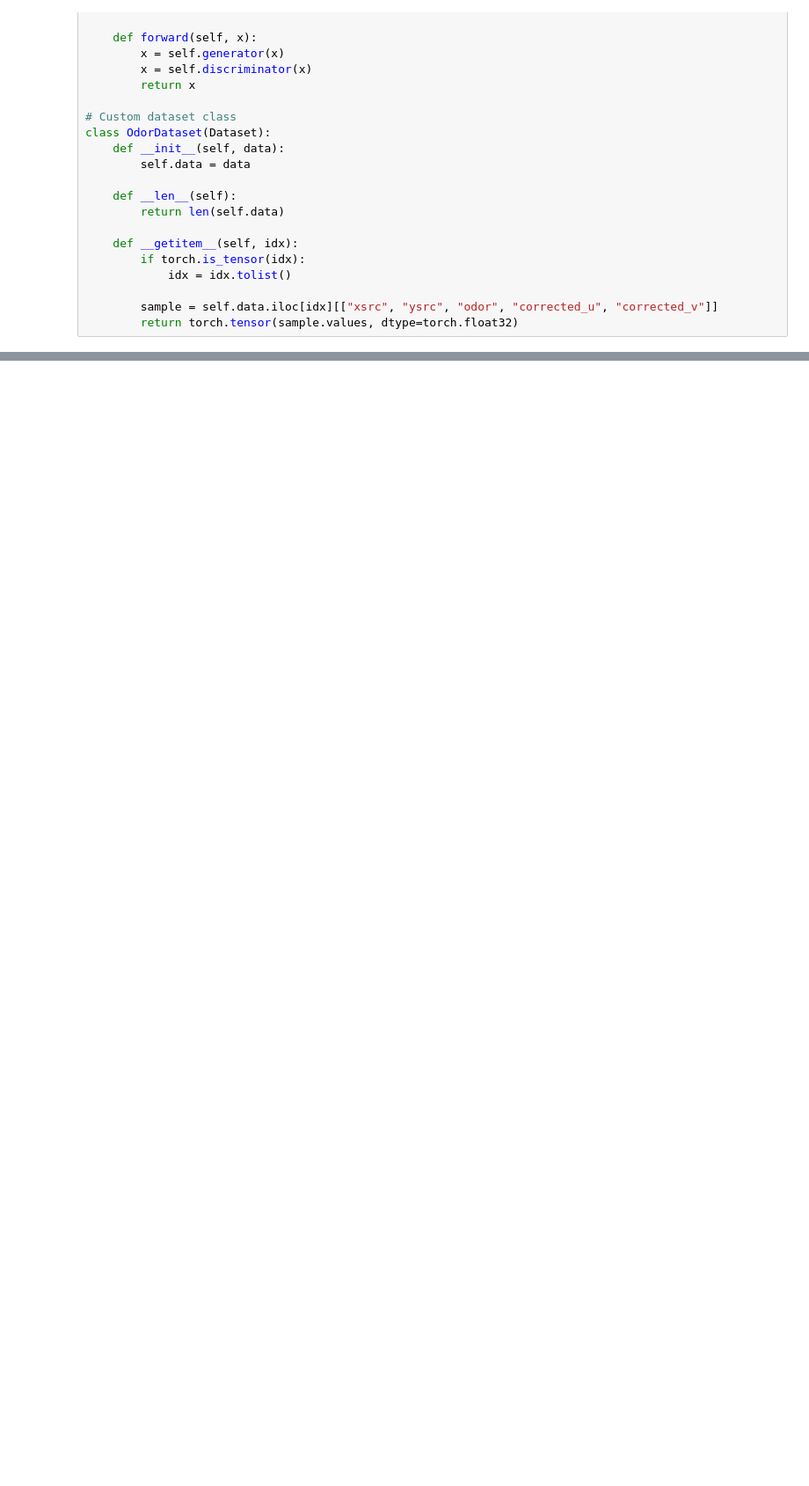
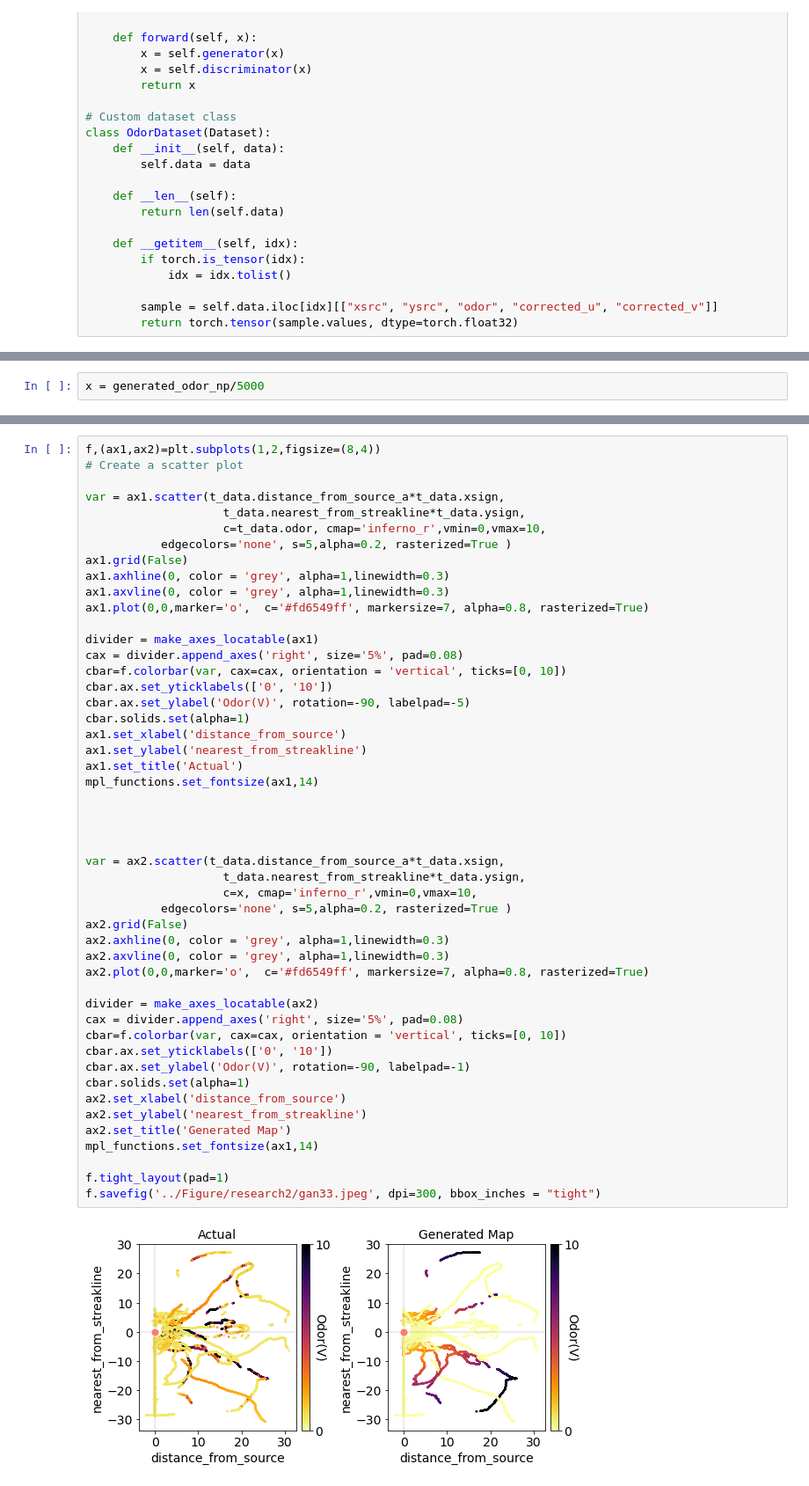
Before and after one commit to arunavanag591/plume_sim, a Jupyter notebook: ganCuda.ipynb, the cells around one changed output, grey strips where cells are left out. Shown: that part at 88% size. Saved outputs shown, nothing was run; the diff lists cells and outputs as text; blank space fills up the shorter version.

```diff
--- a/ganCuda.ipynb
+++ b/ganCuda.ipynb
@@ -172,6 +181,8 @@ generated_odor = gan.generator(test_data)
 # Convert generated odor to NumPy array
 
 generated_odor_np = generated_odor.detach().cpu().numpy()
+# %%
+x = generated_odor_np/5000
 # %%
 # Get xsrc and ysrc values
 xsrc_values = t_data.xsrc.values
@@ -213,0 +234,51 @@ Text(0.5, 1.0, 'Actual')
+# %%
+f,(ax1,ax2)=plt.subplots(1,2,figsize=(8,4))
+# Create a scatter plot
+
+var = ax1.scatter(t_data.distance_from_source_a*t_data.xsign,
+                    t_data.nearest_from_streakline*t_data.ysign,
+                    c=t_data.odor, cmap='inferno_r',vmin=0,vmax=10,
+           edgecolors='none', s=5,alpha=0.2, rasterized=True )
+ax1.grid(False)
+ax1.axhline(0, color = 'grey', alpha=1,linewidth=0.3)
+ax1.axvline(0, color = 'grey', alpha=1,linewidth=0.3)
+ax1.plot(0,0,marker='o',  c='#fd6549ff', markersize=7, alpha=0.8, rasterized=True)
+
+divider = make_axes_locatable(ax1)
+cax = divider.append_axes('right', size='5%', pad=0.08)
+cbar=f.colorbar(var, cax=cax, orientation = 'vertical', ticks=[0, 10])
+cbar.ax.set_yticklabels(['0', '10'])
+cbar.ax.set_ylabel('Odor(V)', rotation=-90, labelpad=-5)
+cbar.solids.set(alpha=1)
+ax1.set_xlabel('distance_from_source')
+ax1.set_ylabel('nearest_from_streakline')
+ax1.set_title('Actual')
+mpl_functions.set_fontsize(ax1,14)
+
+
+
+
+var = ax2.scatter(t_data.distance_from_source_a*t_data.xsign,
+                    t_data.nearest_from_streakline*t_data.ysign,
+                    c=x, cmap='inferno_r',vmin=0,vmax=10,
+           edgecolors='none', s=5,alpha=0.2, rasterized=True )
+ax2.grid(False)
+ax2.axhline(0, color = 'grey', alpha=1,linewidth=0.3)
+ax2.axvline(0, color = 'grey', alpha=1,linewidth=0.3)
+ax2.plot(0,0,marker='o',  c='#fd6549ff', markersize=7, alpha=0.8, rasterized=True)
+
+divider = make_axes_locatable(ax2)
+cax = divider.append_axes('right', size='5%', pad=0.08)
+cbar=f.colorbar(var, cax=cax, orientation = 'vertical', ticks=[0, 10])
+cbar.ax.set_yticklabels(['0', '10'])
+cbar.ax.set_ylabel('Odor(V)', rotation=-90, labelpad=-1)
+cbar.solids.set(alpha=1)
+ax2.set_xlabel('distance_from_source')
+ax2.set_ylabel('nearest_from_streakline')
+ax2.set_title('Generated Map')
+mpl_functions.set_fontsize(ax1,14)
+
+f.tight_layout(pad=1)
+f.savefig('../Figure/research2/gan33.jpeg', dpi=300, bbox_inches = "tight")
+# %% [output]
+[figure, added]
```
Also changed, not shown: parts of 8 cells of this notebook, 1 other file.
